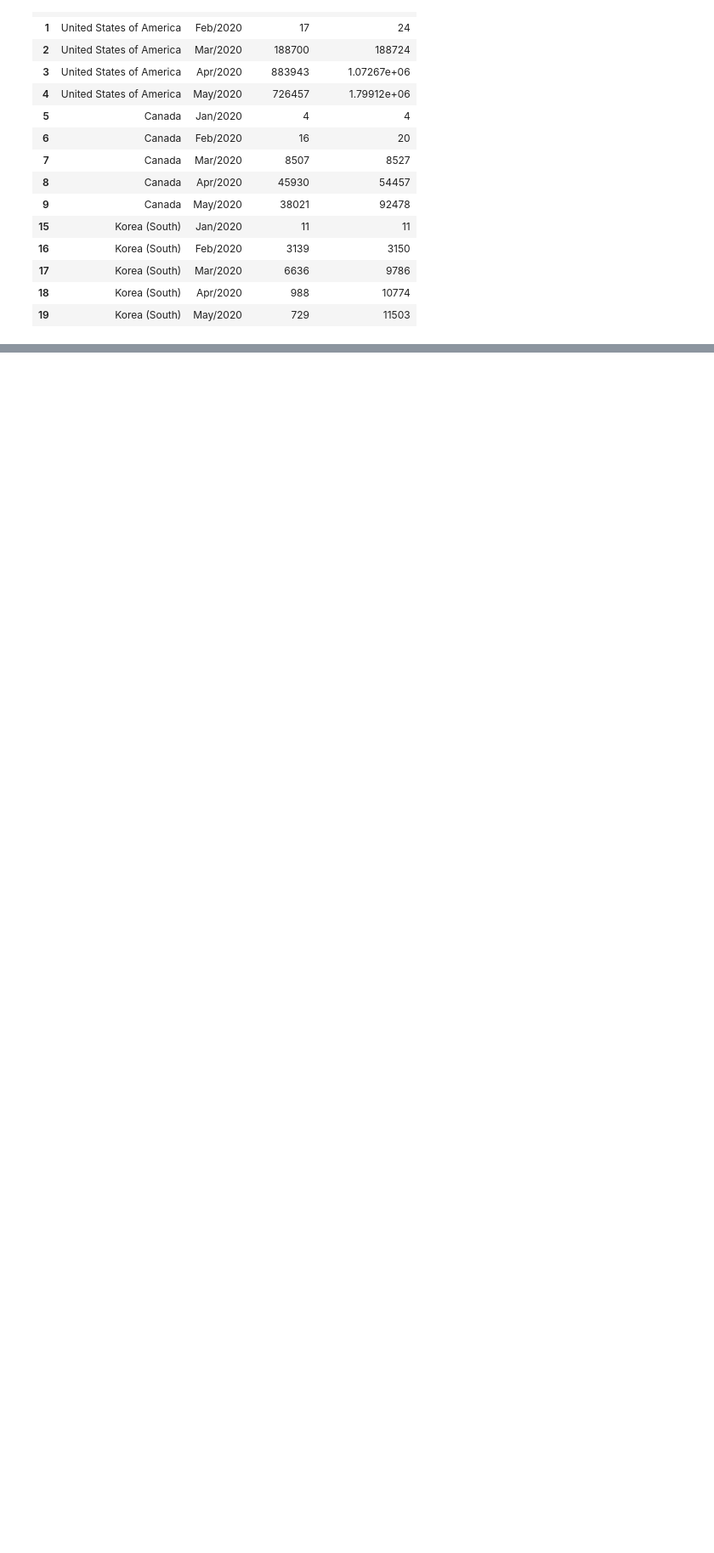
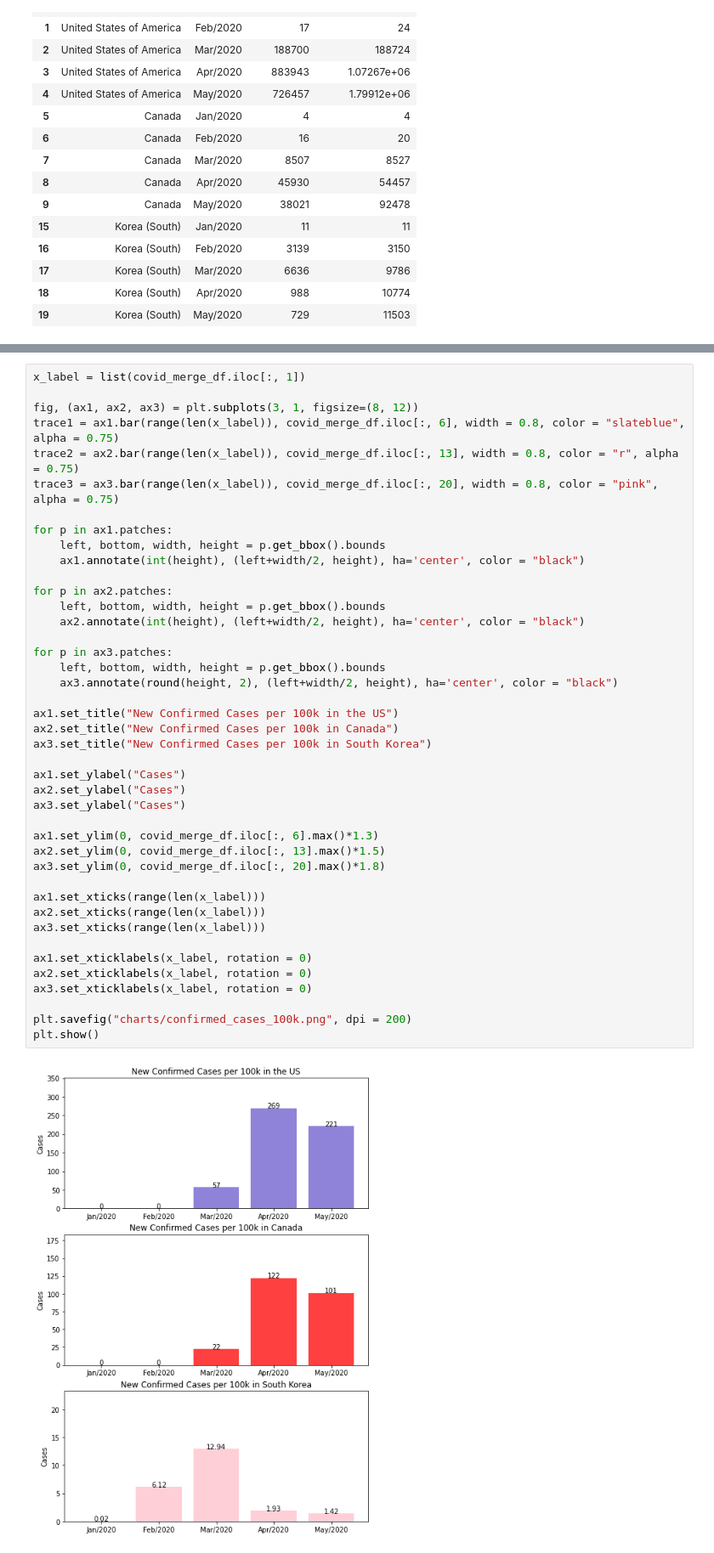
Before and after one commit to jeffhoffmanmba/Project1_eCommerce_Trends, a Jupyter notebook: Project.ipynb, the cells around one changed output, grey strips where cells are left out. Shown at 85% size. Drawn from its saved outputs; the diff is of its cells as text; blank space fills up the shorter version.

```diff
--- a/Project.ipynb
+++ b/Project.ipynb
@@ -527,3 +595,47 @@ covid_sales_df
+# %%
+x_label = list(covid_merge_df.iloc[:, 1])
+
+fig, (ax1, ax2, ax3) = plt.subplots(3, 1, figsize=(8, 12))
+trace1 = ax1.bar(range(len(x_label)), covid_merge_df.iloc[:, 6], width = 0.8, color = "slateblue", alpha = 0.75)
+trace2 = ax2.bar(range(len(x_label)), covid_merge_df.iloc[:, 13], width = 0.8, color = "r", alpha = 0.75)
+trace3 = ax3.bar(range(len(x_label)), covid_merge_df.iloc[:, 20], width = 0.8, color = "pink", alpha = 0.75)
+
+for p in ax1.patches:
+    left, bottom, width, height = p.get_bbox().bounds
+    ax1.annotate(int(height), (left+width/2, height), ha='center', color = "black")
+
+for p in ax2.patches:
+    left, bottom, width, height = p.get_bbox().bounds
+    ax2.annotate(int(height), (left+width/2, height), ha='center', color = "black")
+
+for p in ax3.patches:
+    left, bottom, width, height = p.get_bbox().bounds
+    ax3.annotate(round(height, 2), (left+width/2, height), ha='center', color = "black")
+
+ax1.set_title("New Confirmed Cases per 100k in the US")
+ax2.set_title("New Confirmed Cases per 100k in Canada")
+ax3.set_title("New Confirmed Cases per 100k in South Korea")
+
+ax1.set_ylabel("Cases")
+ax2.set_ylabel("Cases")
+ax3.set_ylabel("Cases")
+
+ax1.set_ylim(0, covid_merge_df.iloc[:, 6].max()*1.3)
+ax2.set_ylim(0, covid_merge_df.iloc[:, 13].max()*1.5)
+ax3.set_ylim(0, covid_merge_df.iloc[:, 20].max()*1.8)
+
+ax1.set_xticks(range(len(x_label)))
+ax2.set_xticks(range(len(x_label)))
+ax3.set_xticks(range(len(x_label)))
+
+ax1.set_xticklabels(x_label, rotation = 0)
+ax2.set_xticklabels(x_label, rotation = 0)
+ax3.set_xticklabels(x_label, rotation = 0)
+
+plt.savefig("charts/confirmed_cases_100k.png", dpi = 200)
+plt.show()
+# %% [output]
+[figure, added]
 # %%
 us_idx = covid_sales_df.loc[covid_sales_df.loc[:, "Country"] == "United States of America"].index
 ca_idx = covid_sales_df.loc[covid_sales_df.loc[:, "Country"] == "Canada"].index
```
Also changed, not shown: parts of 6 cells of this notebook, 6 other files.
